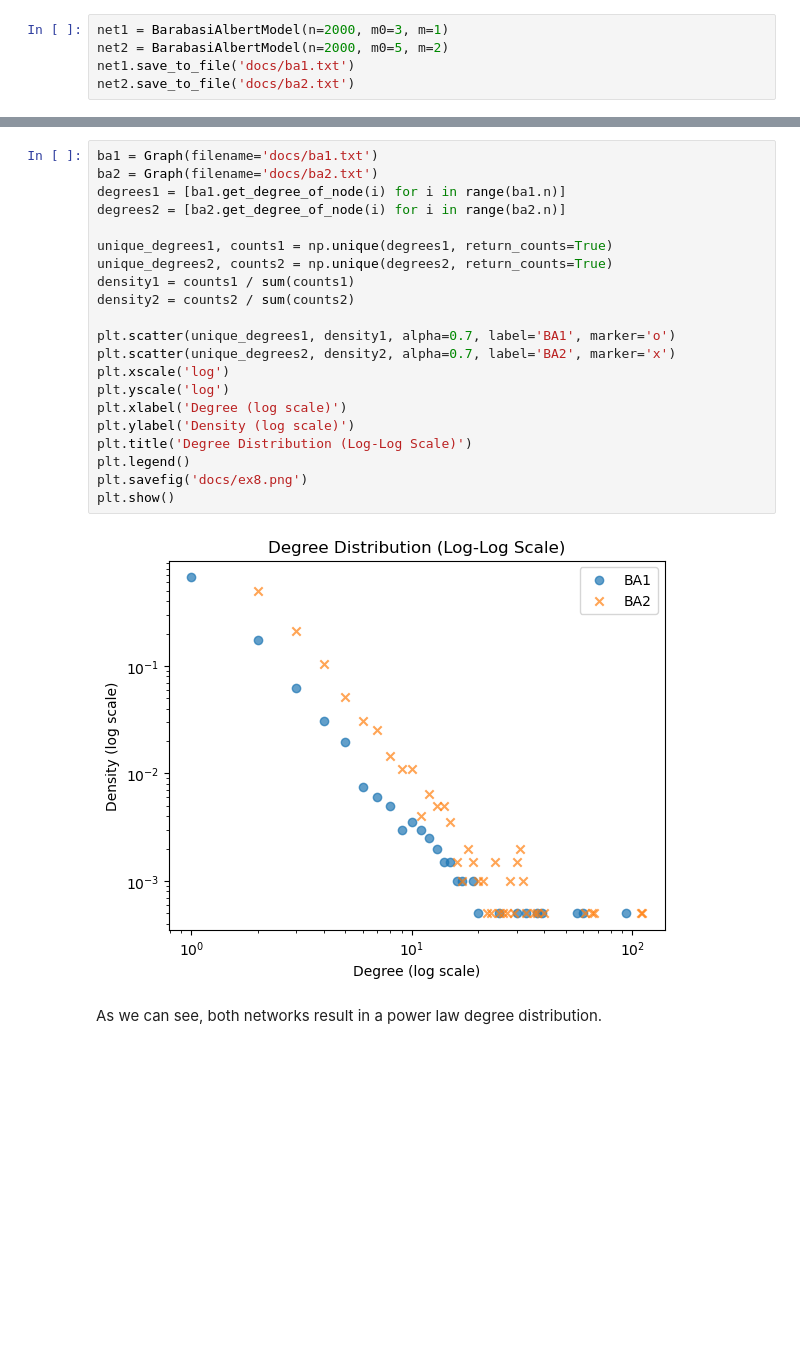
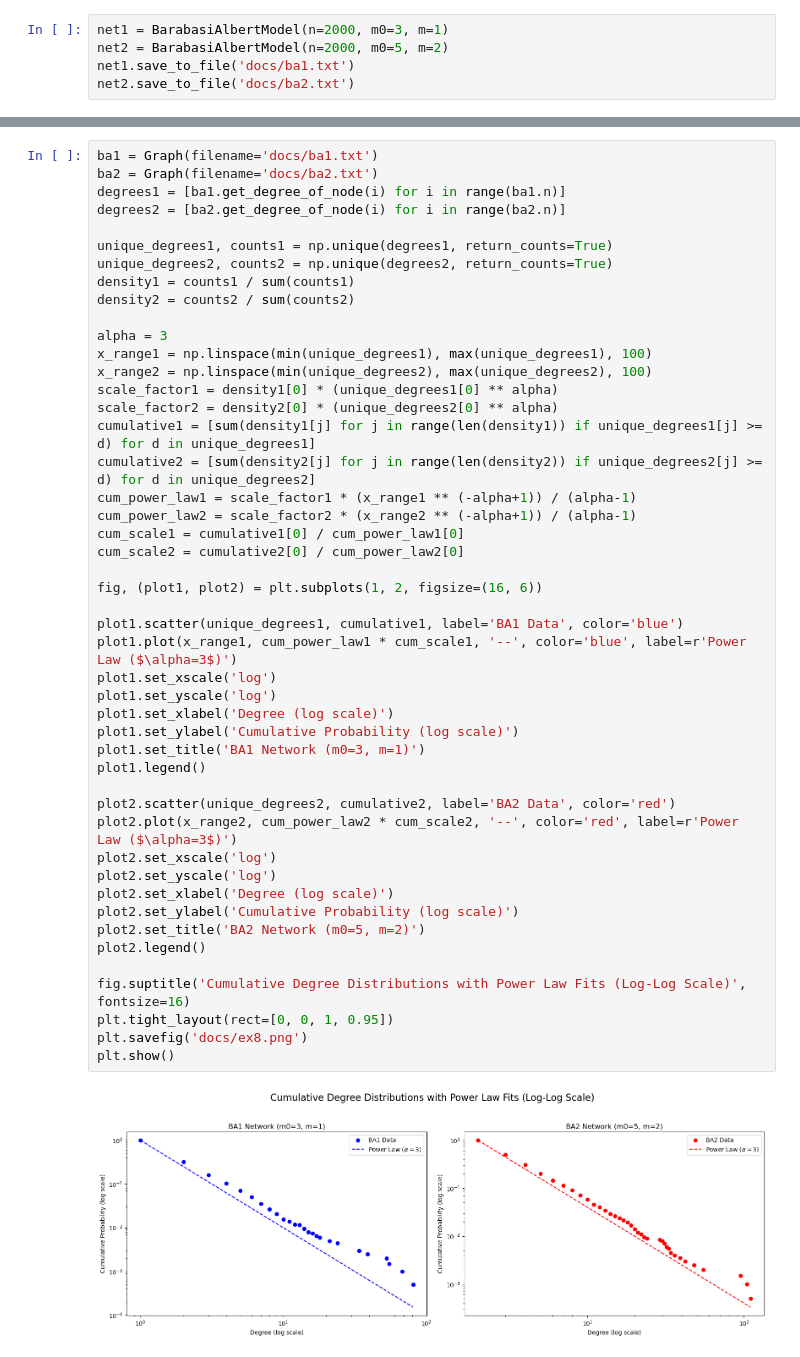
Before and after one commit to Adriano-7/network-science, a Jupyter notebook: hmk1/main.ipynb, the cells around one changed output, grey strips where cells are left out. Drawn from its saved outputs; the diff is of its cells as text; blank space fills up the shorter version.

```diff
--- a/hmk1/main.ipynb
+++ b/hmk1/main.ipynb
@@ -657,25 +641,49 @@ slides 102 and 103) and try to fit with the corresponding power law function (sh
-# %%
-ba1 = Graph(filename='docs/ba1.txt')
-ba2 = Graph(filename='docs/ba2.txt')
-degrees1 = [ba1.get_degree_of_node(i) for i in range(ba1.n)]
-degrees2 = [ba2.get_degree_of_node(i) for i in range(ba2.n)]
-
-unique_degrees1, counts1 = np.unique(degrees1, return_counts=True)
-unique_degrees2, counts2 = np.unique(degrees2, return_counts=True)
-density1 = counts1 / sum(counts1)
-density2 = counts2 / sum(counts2)
-
-plt.scatter(unique_degrees1, density1, alpha=0.7, label='BA1', marker='o')
-plt.scatter(unique_degrees2, density2, alpha=0.7, label='BA2', marker='x')
-plt.xscale('log')
-plt.yscale('log')
-plt.xlabel('Degree (log scale)')
-plt.ylabel('Density (log scale)')
-plt.title('Degree Distribution (Log-Log Scale)')
-plt.legend()
-plt.savefig('docs/ex8.png')
-plt.show()
-# %% [output]
-[figure, removed]
-# %% [markdown]
-As we can see, both networks result in a power law degree distribution.
+# %%
+ba1 = Graph(filename='docs/ba1.txt')
+ba2 = Graph(filename='docs/ba2.txt')
+degrees1 = [ba1.get_degree_of_node(i) for i in range(ba1.n)]
+degrees2 = [ba2.get_degree_of_node(i) for i in range(ba2.n)]
+
+unique_degrees1, counts1 = np.unique(degrees1, return_counts=True)
+unique_degrees2, counts2 = np.unique(degrees2, return_counts=True)
+density1 = counts1 / sum(counts1)
+density2 = counts2 / sum(counts2)
+
+alpha = 3
+x_range1 = np.linspace(min(unique_degrees1), max(unique_degrees1), 100)
+x_range2 = np.linspace(min(unique_degrees2), max(unique_degrees2), 100)
+scale_factor1 = density1[0] * (unique_degrees1[0] ** alpha)
+scale_factor2 = density2[0] * (unique_degrees2[0] ** alpha)
+cumulative1 = [sum(density1[j] for j in range(len(density1)) if unique_degrees1[j] >= d) for d in unique_degrees1]
+cumulative2 = [sum(density2[j] for j in range(len(density2)) if unique_degrees2[j] >= d) for d in unique_degrees2]
+cum_power_law1 = scale_factor1 * (x_range1 ** (-alpha+1)) / (alpha-1)
+cum_power_law2 = scale_factor2 * (x_range2 ** (-alpha+1)) / (alpha-1)
+cum_scale1 = cumulative1[0] / cum_power_law1[0]
+cum_scale2 = cumulative2[0] / cum_power_law2[0]
+
+fig, (plot1, plot2) = plt.subplots(1, 2, figsize=(16, 6))
+
+plot1.scatter(unique_degrees1, cumulative1, label='BA1 Data', color='blue')
+plot1.plot(x_range1, cum_power_law1 * cum_scale1, '--', color='blue', label=r'Power Law ($\alpha=3$)')
+plot1.set_xscale('log')
+plot1.set_yscale('log')
+plot1.set_xlabel('Degree (log scale)')
+plot1.set_ylabel('Cumulative Probability (log scale)')
+plot1.set_title('BA1 Network (m0=3, m=1)')
+plot1.legend()
+
+plot2.scatter(unique_degrees2, cumulative2, label='BA2 Data', color='red')
+plot2.plot(x_range2, cum_power_law2 * cum_scale2, '--', color='red', label=r'Power Law ($\alpha=3$)')
+plot2.set_xscale('log')
+plot2.set_yscale('log')
+plot2.set_xlabel('Degree (log scale)')
+plot2.set_ylabel('Cumulative Probability (log scale)')
+plot2.set_title('BA2 Network (m0=5, m=2)')
+plot2.legend()
+
+fig.suptitle('Cumulative Degree Distributions with Power Law Fits (Log-Log Scale)', fontsize=16)
+plt.tight_layout(rect=[0, 0, 1, 0.95])
+plt.savefig('docs/ex8.png')
+plt.show()
+# %% [output]
+[figure, added]
```
Also changed, not shown: parts of 8 cells of this notebook, 7 other files.
